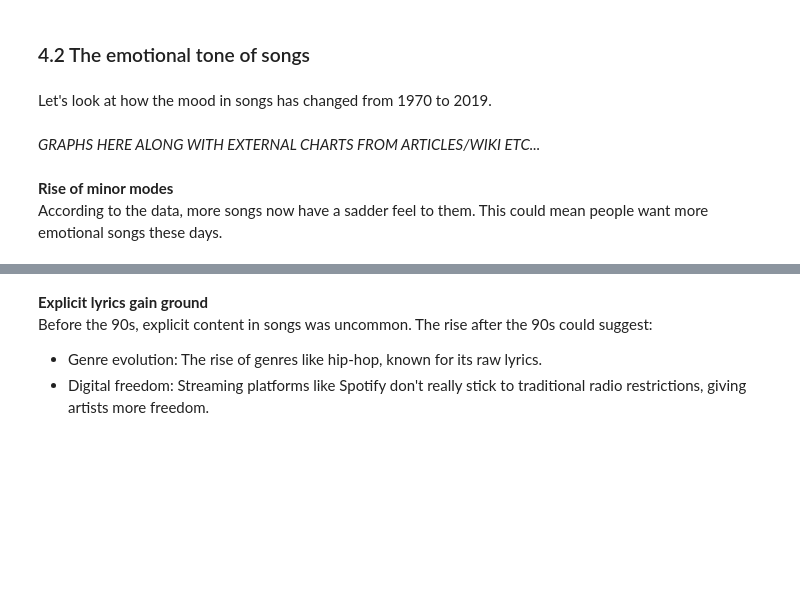
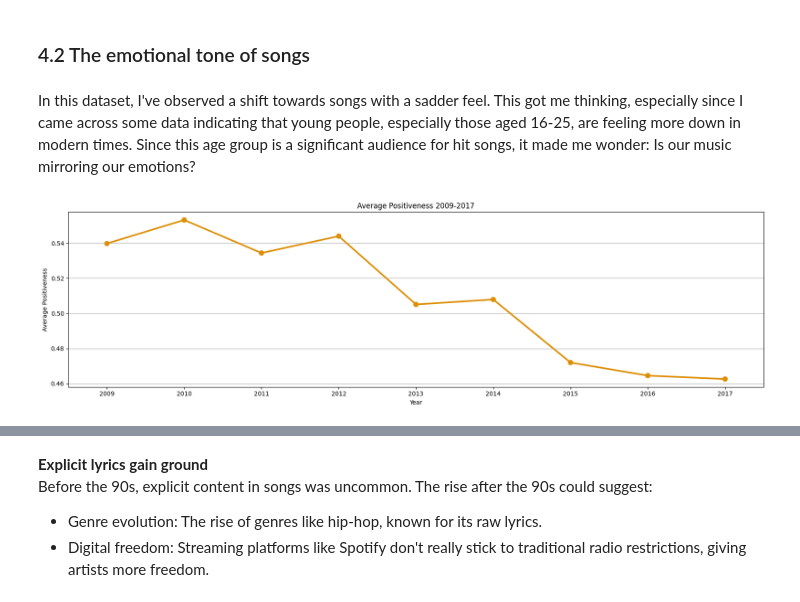
Before and after one commit to joelbit33/hit-songs-analysis, a Jupyter notebook: analysis/analysis.ipynb, the cells around one changed output, grey strips where cells are left out. Saved outputs shown, nothing was run; the diff lists cells and outputs as text; code cells hidden in the pictures; blank space fills up the shorter version.

```diff
--- a/analysis/analysis.ipynb
+++ b/analysis/analysis.ipynb
@@ -343,9 +372,23 @@ With the rise of the digital age, there's some evidence that attention spans hav
 # %% [markdown]
 ### 4.2 The emotional tone of songs
 # %% [markdown]
-Let's look at how the mood in songs has changed from 1970 to 2019.
+In this dataset, I've observed a shift towards songs with a sadder feel. This got me thinking, especially since I came across some data indicating that young people, especially those aged 16-25, are feeling more down in modern times. Since this age group is a significant audience for hit songs, it made me wonder: Is our music mirroring our emotions?
-# %% [markdown]
-*GRAPHS HERE ALONG WITH EXTERNAL CHARTS FROM ARTICLES/WIKI ETC...*
-# %% [markdown]
-**Rise of minor modes**<br>
-According to the data, more songs now have a sadder feel to them. This could mean people want more emotional songs these days.
+# %%
+# Filter the dataset to include only years between 2000 and 2019
+filtered_df = df[df['year'].between(2009, 2017)]
+
+# Group by year and calculate the average positiveness for each year
+positiveness_trend = filtered_df.groupby('year')[['positiveness']].mean()
+
+plt.figure(figsize=(17, 5))
+
+sns.pointplot(data=positiveness_trend, x=positiveness_trend.index, y='positiveness', color=line_colors[1])
+plt.title('Average Positiveness 2009-2017')
+plt.ylabel('Average Positiveness')
+plt.xlabel('Year')
+plt.grid(True, axis='y')
+
+plt.tight_layout()
+plt.show()
+# %% [output]
+[figure, added]
```
Also changed, not shown: parts of 30 cells of this notebook, 2 other files.
